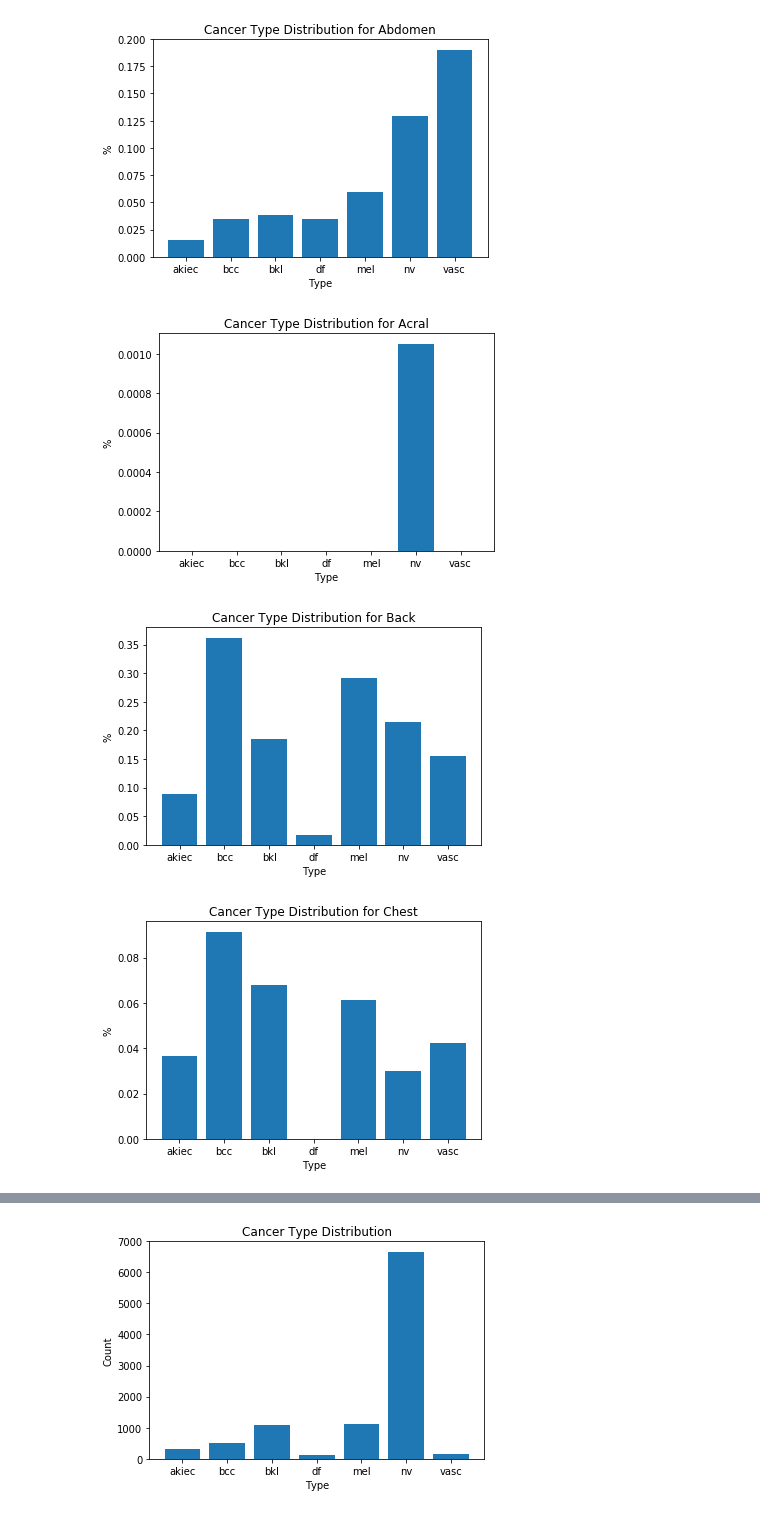
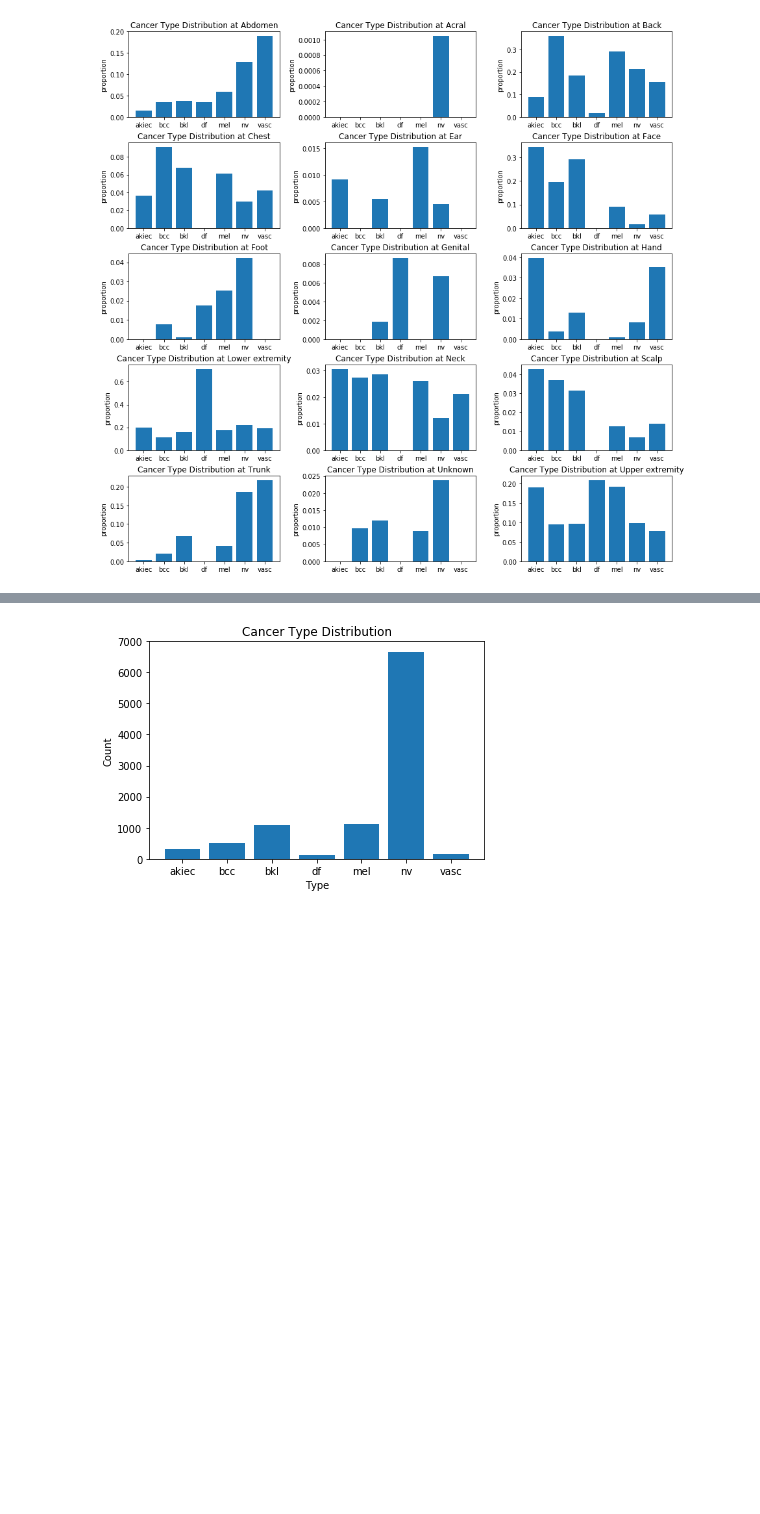
Before and after one commit to ankit-shukla-dev/SkinCancerClassification, a Jupyter notebook: CSV_Model.ipynb, the cells around one changed output, grey strips where cells are left out. Drawn from its saved outputs; the diff is of its cells as text; code cells hidden in the pictures; blank space fills up the shorter version.

```diff
--- a/CSV_Model.ipynb
+++ b/CSV_Model.ipynb
@@ -35,13 +30,17 @@ df_new.fillna(round(mean(df_new['age']), -1), inplace=True)
 cancer_types = sorted(df['dx'].unique())
 agex = sorted(df['sex'].unique())
 total_age = df_new.groupby('sex').count()['dx']
-for i in range(6):
-    plt.figure(500)
+plt.figure(figsize=(15, 10))
+for i in range(7):
+    plt.subplot(2, 4, 1+i)
+    plt.subplots_adjust(wspace = 0.4, hspace = .3)
     age = df_new[df_new['dx']==i].groupby('sex').count()['dx']
     age_prop = [age[age.index[j]]/total_age[age.index[j]] for j, _ in enumerate(age)]
     plt.bar(age.index, age_prop)
-    plt.title("Sample Sex Proportion for Cancer Type " + cancer_types[i])
-    plt.xlabel("Sex")
-    plt.ylabel("%")
-    plt.show()
+    plt.title("Type " + cancer_types[i].upper())
+#     plt.xlabel("Gender")
+    plt.ylabel("proportion")
+    plt.xticks(np.arange(3), ('Male', 'Female', 'Unknown'))
+plt.savefig('gender_cancer.png')
+plt.show()
 # %% [output]
@@ -55,13 +49,16 @@ for i in range(6):
 cancer_types = sorted(df['dx'].unique())
 agex = sorted(df['age'].unique())
 total_age = df_new.groupby('age').count()['dx']
-for i in range(6):
-    plt.figure(500)
+plt.figure(figsize=(18, 10))
+for i in range(7):
+    plt.subplot(2, 4, 1+i)
+    plt.subplots_adjust(wspace = 0.3, hspace=.3)
     age = df_new[df_new['dx']==i].groupby('age').count()['dx']
     age_prop = [age[age.index[j]]/total_age[age.index[j]] for j, _ in enumerate(age)]
     plt.bar(age.index, age_prop)
-    plt.title("Sample Age Proportion for Cancer Type " + cancer_types[i])
+    plt.title("Type " + cancer_types[i].upper())
     plt.xlabel("Age")
-    plt.ylabel("%")
-    plt.show()
+    plt.ylabel("proportion")
+plt.savefig('age_cancer.png')
+plt.show()
 # %% [output]
@@ -85,22 +66,22 @@ df_new[df_new["acral"]==1]
 # %%
 total_dx = df_new.groupby("dx").count()['age']
 local_types = sorted(df['localization'].unique())
-for part in local_types:
-    plt.figure(500)
+plt.figure(figsize=(15, 15))
+for j, part in enumerate(local_types):
     dx = df_new[df_new[part]==True].groupby("dx").count()['age']
     proportion = []
     for i in range(7):
         if i in dx.index:
             proportion.append(dx[i]/total_dx[i])
         else:
             proportion.append(0)
+    plt.subplot(5, 3, 1+j)
+    plt.subplots_adjust(wspace = 0.3, hspace = 0.3)
     plt.bar(cancer_types, proportion)
-    plt.title("Cancer Type Distribution for "+  part.capitalize())
-    plt.xlabel("Type")
-    plt.ylabel("%")
-    plt.show()
+    plt.title("Cancer Type Distribution at "+  part.capitalize())
+#     plt.xlabel("type")
+    plt.ylabel("proportion")
+plt.savefig('local_cancer.png')
+plt.show()
 # %% [output]
-[figure, old version]
+[figure, new version]
-[figure, removed]
-[figure, removed]
-[figure, removed]
```
Also changed, not shown: parts of 16 cells of this notebook.
